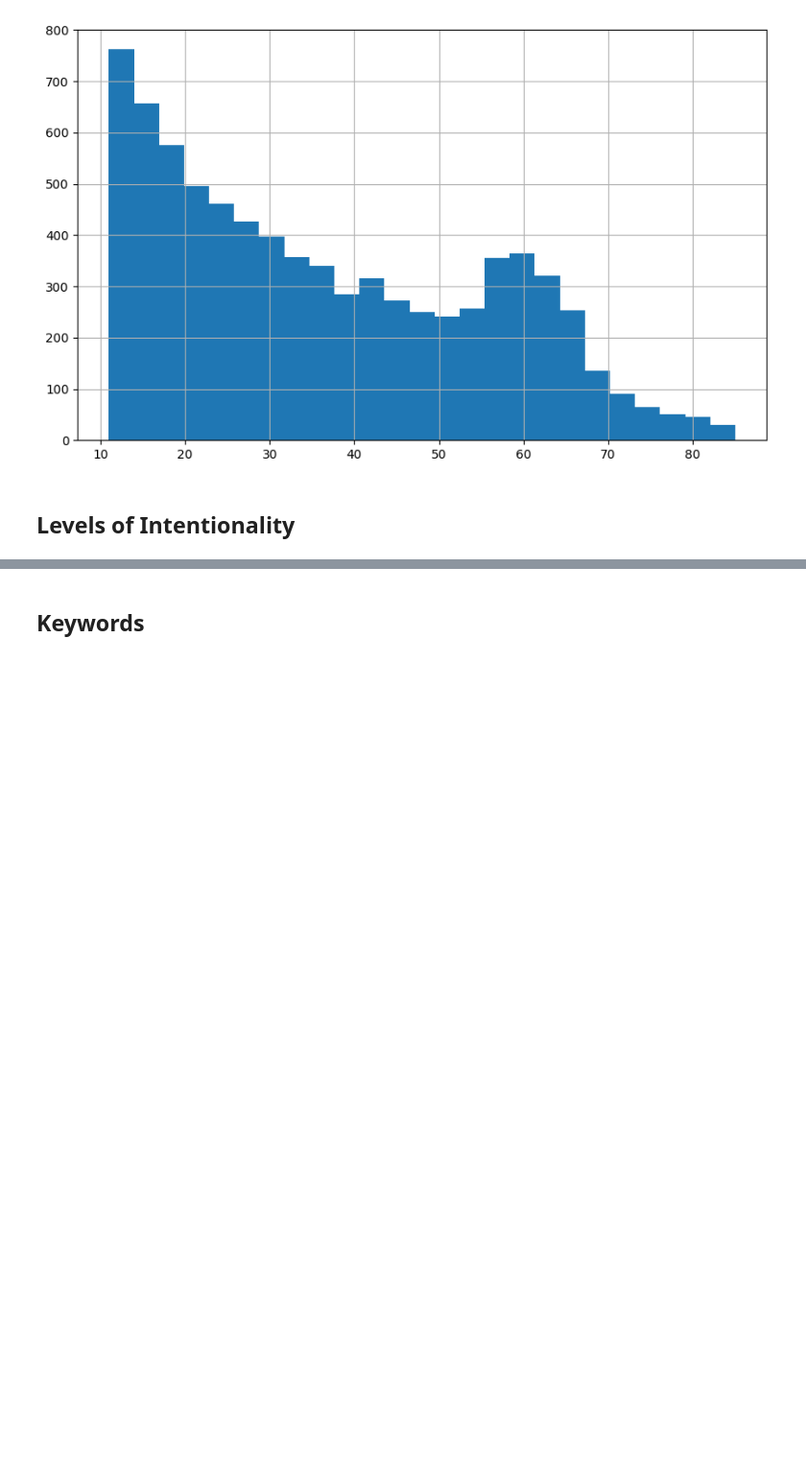
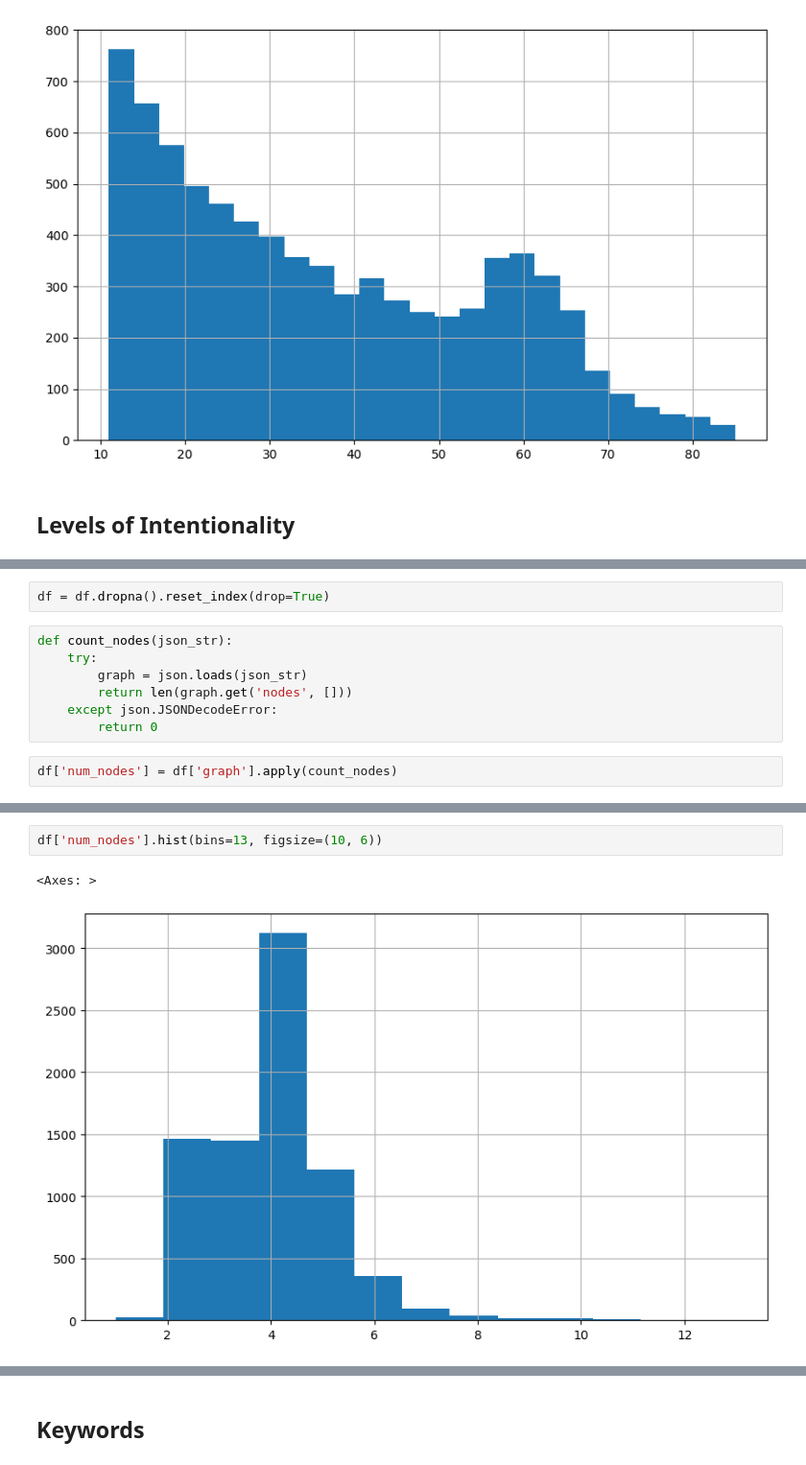
Before and after one commit to aastroza/mistral-fine-tuning, a Jupyter notebook: notebooks/02_refine_jokes_dataset.ipynb, the cells around one changed output, grey strips where cells are left out. Shown at 96% size. Cells and saved outputs as stored; diff of their text form; blank space fills up the shorter version.

Commit message:
convert jokes to graph

```diff
--- a/notebooks/02_refine_jokes_dataset.ipynb
+++ b/notebooks/02_refine_jokes_dataset.ipynb
@@ -78,0 +130,11 @@ df['word_count'].hist(bins=25, figsize=(10, 6))
+# %%
+df = df.dropna().reset_index(drop=True)
+# %%
+def count_nodes(json_str):
+    try:
+        graph = json.loads(json_str)
+        return len(graph.get('nodes', []))
+    except json.JSONDecodeError:
+        return 0
+# %%
+df['num_nodes'] = df['graph'].apply(count_nodes)
@@ -78,0 +153,5 @@ df['word_count'].hist(bins=25, figsize=(10, 6))
+# %%
+df['num_nodes'].hist(bins=13, figsize=(10, 6))
+# %% [output]
+<Axes: >
+[figure, added]
```
Also changed, not shown: parts of 7 cells of this notebook, 2 other files.
